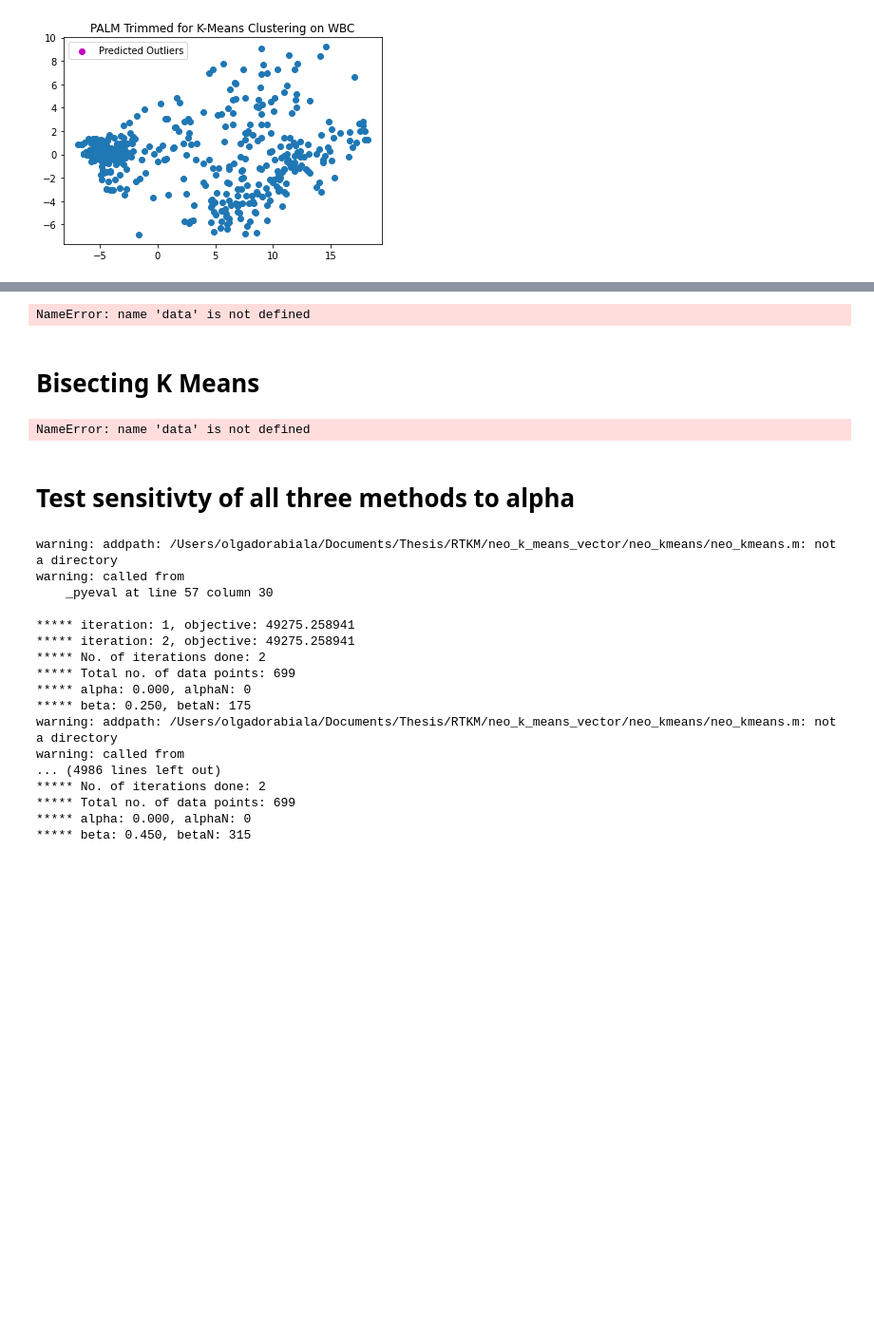
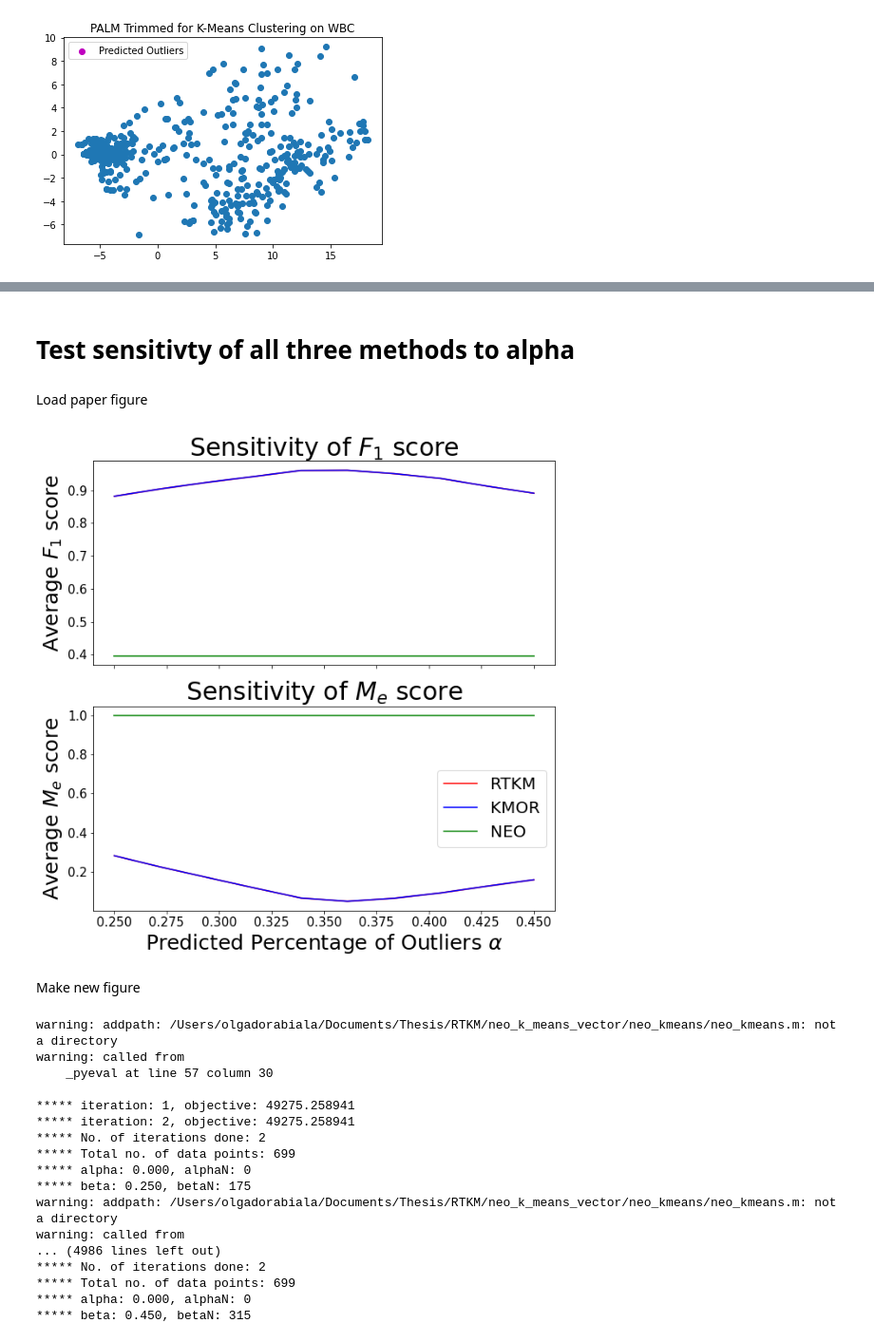
Before and after one commit to OlgaD400/Robust-Trimmed-K-Means, a Jupyter notebook: Single Membership Data with Outliers.ipynb, the cells around one changed output, grey strips where cells are left out. Shown at 95% size. Cells and saved outputs as stored; diff of their text form; code cells hidden in the pictures; blank space fills up the shorter version.

```diff
--- a/Single Membership Data with Outliers.ipynb
+++ b/Single Membership Data with Outliers.ipynb
@@ -202,44 +163,13 @@ NameError: name 'data' is not defined
-# %%
-from pyclustering.cluster.gmeans import gmeans
-
-gmeans_instance = gmeans(data.T, repeat=10).process()
-clusters = gmeans_instance.get_clusters()
-centers = gmeans_instance.get_centers()
-
-plt.figure()
-for cluster in clusters:
-    plt.scatter(Xnew[0,cluster], Xnew[1,cluster])
-# plt.savefig('gmeans')
-
-# print(len(centers))
-# %% [output]
-NameError: name 'data' is not defined
-# %% [markdown]
-# Bisecting K Means
-# %%
-from bisecting_k_means import bisecting_k_means
-
-fin_labels = bisecting_k_means(X=data.T, k=2)
-
-plt.figure()
-plt.scatter(Xnew[0,:], Xnew[1,:], c = fin_labels)
-# plt.savefig('bisecting')
-
-weight_mat = label_to_weight_mat(fin_labels, n, 2)
-pred_outliers = weight_mat[-1]
-pred_outliers = np.where(pred_outliers==1, 0, 1)
-
-tp, fp, tn, fn, f1_scores, me = accuracy_measures(true_clusters = true_labels, pred_clusters = weight_mat[:-1], pred_outliers = pred_outliers, membership_option = 'single')
-
-
-print('\n\n Number of true positives: ', tp, '\n\n Number of false positives : ', fp,
-      '\n\n Number of true negatives: ', tn, '\n\n Number of false negatives: ', fn,
-      '\n\n F1 scores for each cluster: ', f1_scores, '\n\n Average F1 score: ', np.average(f1_scores),
-     '\n\n me score: ', me)
-# %% [output]
-NameError: name 'data' is not defined
 # %% [markdown]
 # Test sensitivty of all three methods to alpha
+# %% [markdown]
+Load paper figure
+# %%
+load_figure('wbc')
+# %% [output]
+[figure, added]
+# %% [markdown]
+Make new figure
 # %%
 alpha_vals = np.linspace(.25, .45, 10)
 
```
Also changed, not shown: parts of 27 cells of this notebook, 5 other files.
